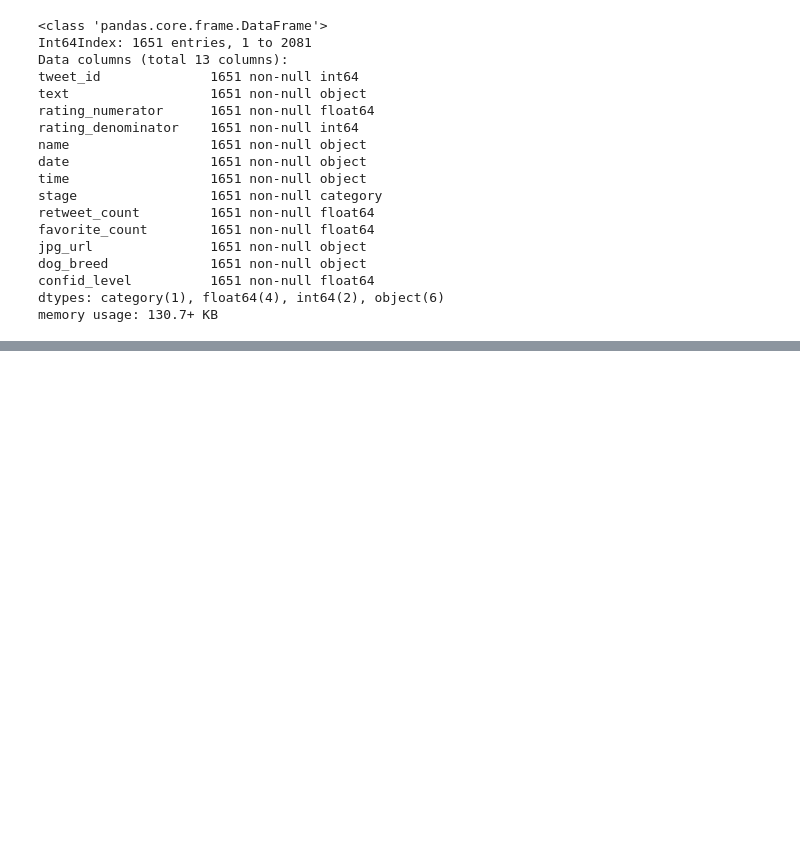
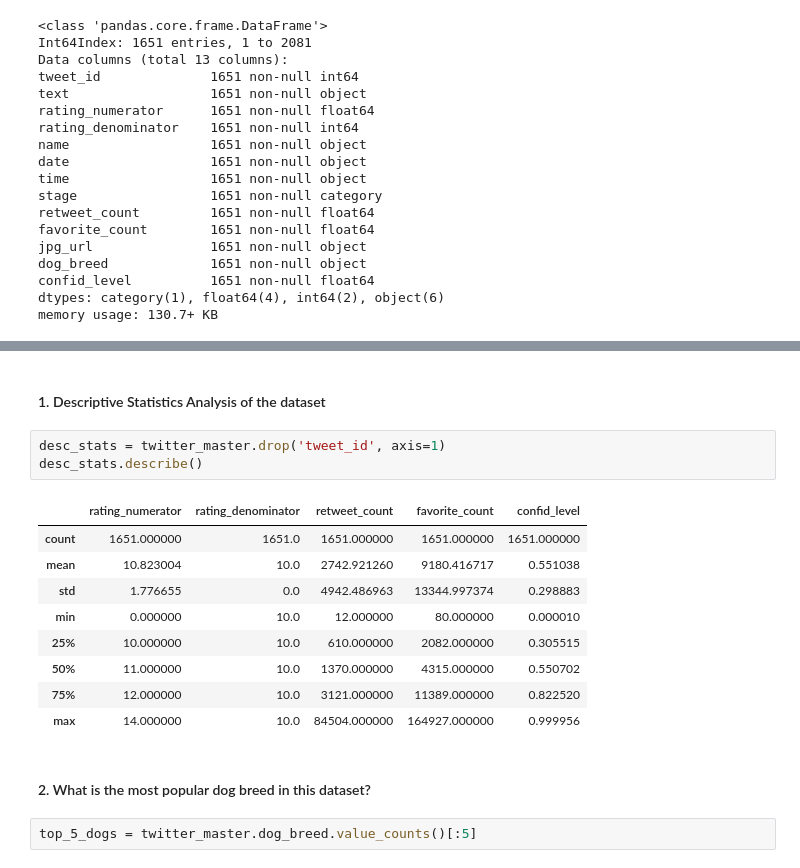
Before and after one commit to naseerfaheem/wrangle-and-analyze-weratedogs-project, a Jupyter notebook: wrangle_act.ipynb, the cells around one changed output, grey strips where cells are left out. Cells and saved outputs as stored; diff of their text form; blank space fills up the shorter version.

```diff
--- a/wrangle_act.ipynb
+++ b/wrangle_act.ipynb
@@ -1290,0 +1325,19 @@ twitter_master.to_csv()
+# %% [markdown]
+#### 1. Descriptive Statistics Analysis of the dataset
+# %%
+desc_stats = twitter_master.drop('tweet_id', axis=1)
+desc_stats.describe()
+# %% [output]
+|  | rating_numerator | rating_denominator | retweet_count | favorite_count | confid_level |
+| count | 1651.000000 | 1651.0 | 1651.000000 | 1651.000000 | 1651.000000 |
+| mean | 10.823004 | 10.0 | 2742.921260 | 9180.416717 | 0.551038 |
+| std | 1.776655 | 0.0 | 4942.486963 | 13344.997374 | 0.298883 |
+| min | 0.000000 | 10.0 | 12.000000 | 80.000000 | 0.000010 |
+| 25% | 10.000000 | 10.0 | 610.000000 | 2082.000000 | 0.305515 |
+| 50% | 11.000000 | 10.0 | 1370.000000 | 4315.000000 | 0.550702 |
+| 75% | 12.000000 | 10.0 | 3121.000000 | 11389.000000 | 0.822520 |
+| max | 14.000000 | 10.0 | 84504.000000 | 164927.000000 | 0.999956 |
+# %% [markdown]
+#### 2. What is the most popular dog breed in this dataset?
+# %%
+top_5_dogs = twitter_master.dog_breed.value_counts()[:5]
```
Also changed, not shown: parts of 24 cells of this notebook, 1 other file.
